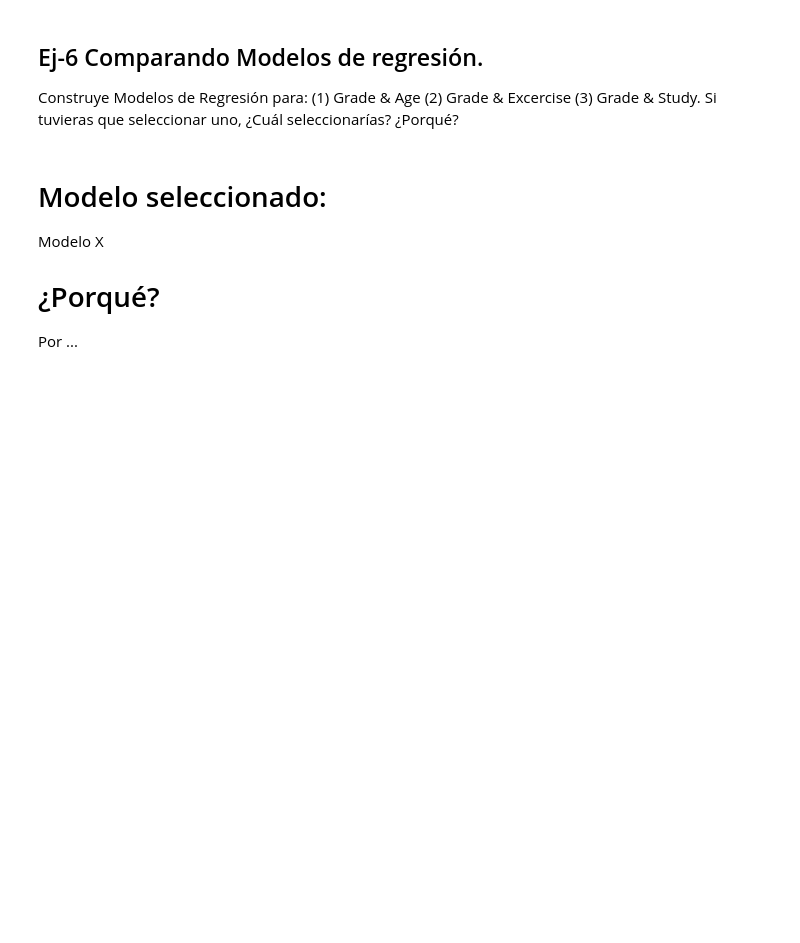
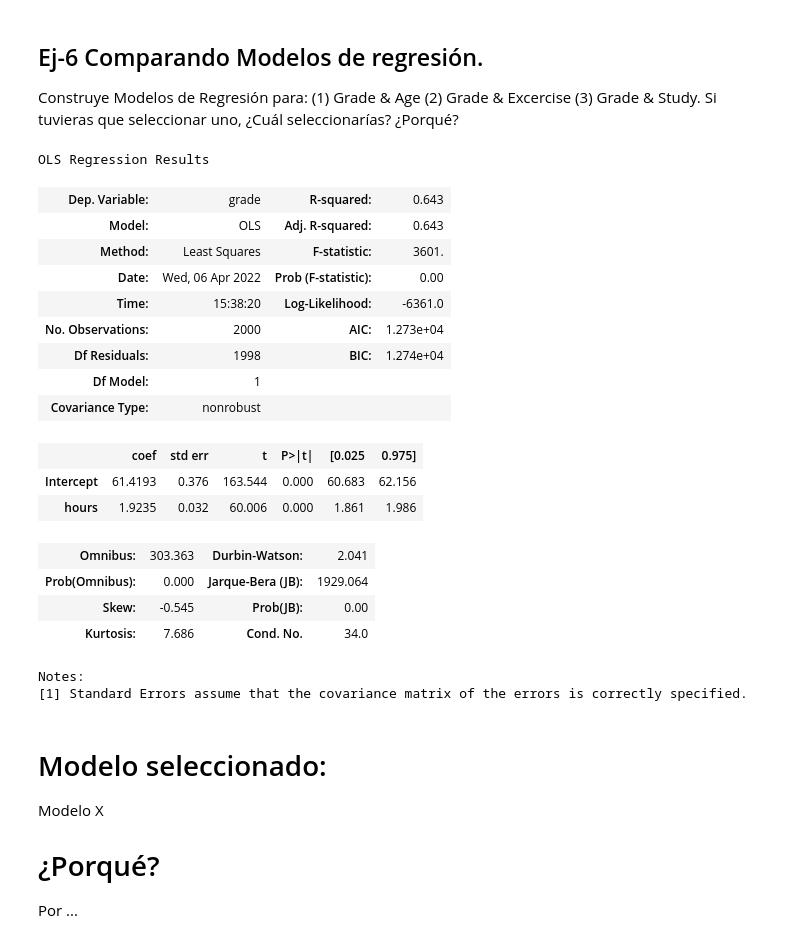
Before and after one commit to Joranome/T3SignificadoDatos, a Jupyter notebook: 1-SigDatos.ipynb, the cells around one changed output. Drawn from its saved outputs; the diff is of its cells as text; code cells hidden in the pictures; blank space fills up the shorter version.

```diff
--- a/1-SigDatos.ipynb
+++ b/1-SigDatos.ipynb
@@ -458,3 +456,40 @@ Construye Modelos de Regresión para: (1) Grade & Age (2) Grade & Excercise (3)
+# %%
+# Ej-6
+import pandas as pd
+Location = "datasets/gradedata.csv"
+df = pd.read_csv(Location)
+
+result = sm.ols(formula='grade ~ age', data=df).fit()
+result.summary()    #R-squared = 0
+
+result = sm.ols(formula='grade ~ exercise', data=df).fit()
+result.summary()    #R-squared = 0.026
+
+result = sm.ols(formula='grade ~ hours', data=df).fit()
+result.summary()    #R-squared = 0.643
+
+#Escogería la ultima de Grade & Study Hours, porque tienen mayor r cuadrada
+# lo que quiere decir que tiene una mayor relación
+# %% [output]
+OLS Regression Results
+| Dep. Variable: | grade | R-squared: | 0.643 |
+| Model: | OLS | Adj. R-squared: | 0.643 |
+| Method: | Least Squares | F-statistic: | 3601. |
+| Date: | Wed, 06 Apr 2022 | Prob (F-statistic): | 0.00 |
+| Time: | 15:38:20 | Log-Likelihood: | -6361.0 |
+| No. Observations: | 2000 | AIC: | 1.273e+04 |
+| Df Residuals: | 1998 | BIC: | 1.274e+04 |
+| Df Model: | 1 |  |  |
+| Covariance Type: | nonrobust |  |  |
+|  | coef | std err | t | P>|t| | [0.025 | 0.975] |
+| Intercept | 61.4193 | 0.376 | 163.544 | 0.000 | 60.683 | 62.156 |
+| hours | 1.9235 | 0.032 | 60.006 | 0.000 | 1.861 | 1.986 |
+| Omnibus: | 303.363 | Durbin-Watson: | 2.041 |
+| Prob(Omnibus): | 0.000 | Jarque-Bera (JB): | 1929.064 |
+| Skew: | -0.545 | Prob(JB): | 0.00 |
+| Kurtosis: | 7.686 | Cond. No. | 34.0 |
+Notes:
+[1] Standard Errors assume that the covariance matrix of the errors is correctly specified.
 # %% [markdown]
 # Modelo seleccionado:
 
```
Also changed, not shown: parts of 1 cell of this notebook.
